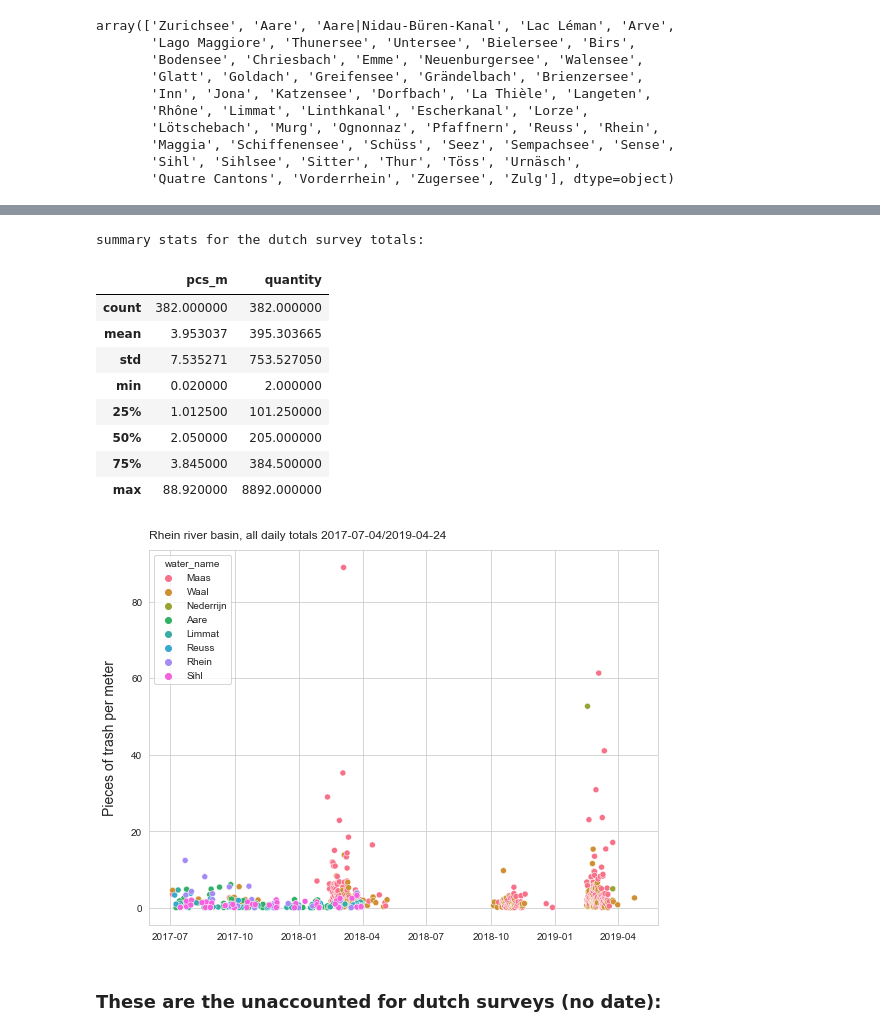
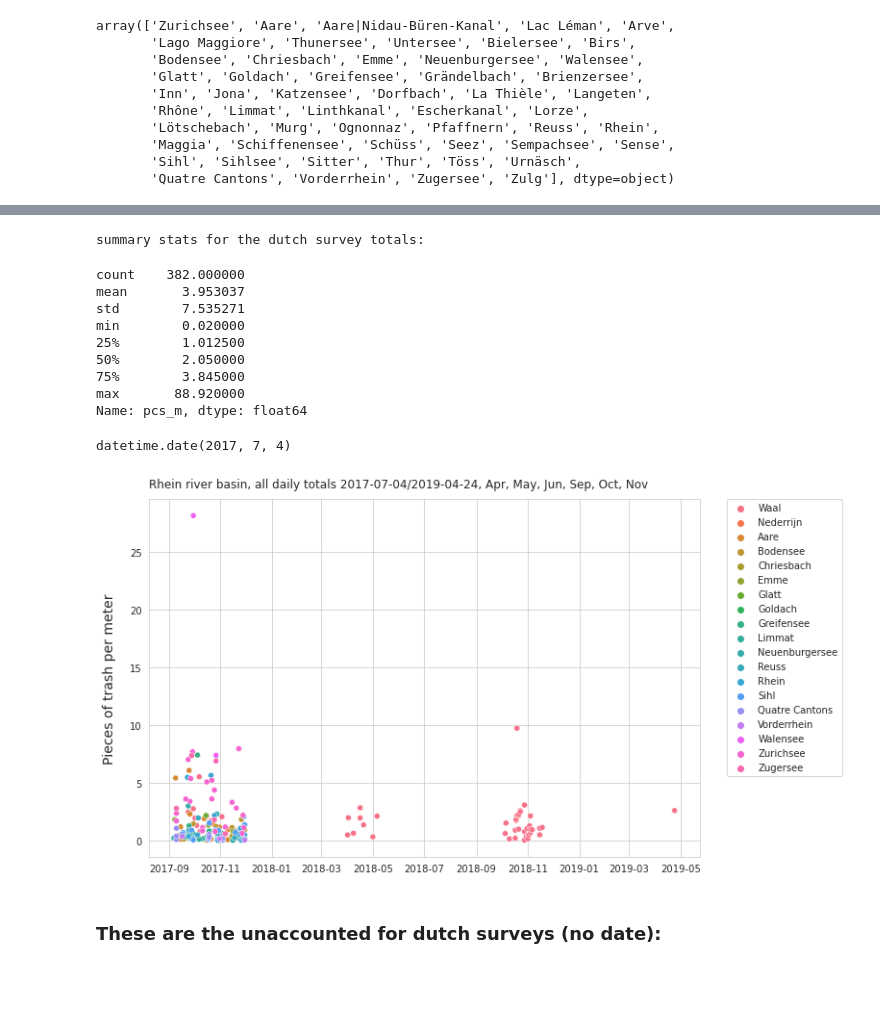
Before and after one commit to hammerdirt-analyst/rhinecode, a Jupyter notebook: harmonizesurveyresults.ipynb, the cells around one changed output, grey strips where cells are left out. Drawn from its saved outputs; the diff is of its cells as text; code cells hidden in the pictures; blank space fills up the shorter version.

```diff
--- a/harmonizesurveyresults.ipynb
+++ b/harmonizesurveyresults.ipynb
@@ -354,12 +368,14 @@ dutch_surveys.apply(lambda row: seperate_results(row, obj_counts), axis=1)
 
 # make new df
 a_results_df = pd.DataFrame(new_results)
+a_results_df['date'] = pd.to_datetime(a_results_df['date'], format='%Y-%m-%d')
+
 a_file_name = F"{project_directory}/dutch_surveys_h.csv"
 a_results_df.to_csv(a_file_name)
 
 print()
 print("This is the object results with a  name tag and a loc_date tag\n")
-a_results_df[a_results_df.name == 5][:10]
+a_results_df[a_results_df.name == 'Waal8'][:10]
 # %% [output]
 This is the object results with a  name tag and a loc_date tag
 |  | name | date | loc_date | river | object | quantity |
@@ -454,13 +480,15 @@ a_max_date = a_results_df['date'].max()
 print(a_min_date, a_max_date)
 
 # rivers in switzerland
-water_names = ['Aare', 'Sihl', 'Reuss', 'Rhein', 'Limmat', 'Seez']
+water_names = ['Aare', 'Sihl', 'Reuss', 'Rhein', 'Limmat', 'Seez','Zurichsee','Quatre Cantons', 'Vorderrhein', 'Zugersee','Glatt', 'Goldach', 'Greifensee','Bodensee', 'Chriesbach', 'Emme', 'Neuenburgersee', 'Walensee' ]
 
-swiss_surveys['date'] = pd.to_datetime(swiss_surveys['date']).dt.date
+swiss_surveys['date'] = pd.to_datetime(swiss_surveys['date'], format='%Y-%m-%d')
 swissDf = swiss_surveys[(swiss_surveys.date >= a_min_date)&(swiss_surveys.date <= a_max_date)].copy()
 
 swissDfx = swissDf[swissDf.water_name.isin(water_names)].copy()
 survey_total_ch = swissDfx.groupby(['loc_date', 'location', 'date', 'water_name'], as_index=False).agg({'pcs_m':'sum', 'quantity':'sum'})
+# a_results_df['date'] = pd.to_datetime(a_results_df['date'], format='%Y-%m-%d')
+survey_total_ch['month'] =survey_total_ch['date'].dt.month
 print("summary stats for the swiss survey totals:\n")
-survey_total_ch.describe()
+survey_total_ch.pcs_m.describe()
 # %% [output]
@@ -478,40 +506,52 @@ summary stats for the swiss survey totals:
 # %%
 a_results_dfx = a_results_df.groupby(['loc_date', 'location', 'date', 'water_name'], as_index=False).agg({'pcs_m':'sum', 'quantity':'sum'}).copy()
+a_results_dfx['month'] =a_results_dfx['date'].dt.month
 
 print("summary stats for the dutch survey totals:\n")
-a_results_dfx.describe()
+a_results_dfx.pcs_m.describe()
 # %% [output]
 summary stats for the dutch survey totals:
-|  | pcs_m | quantity |
-| count | 382.000000 | 382.000000 |
-| mean | 3.953037 | 395.303665 |
-| std | 7.535271 | 753.527050 |
-| min | 0.020000 | 2.000000 |
-| 25% | 1.012500 | 101.250000 |
-| 50% | 2.050000 | 205.000000 |
-| 75% | 3.845000 | 384.500000 |
-| max | 88.920000 | 8892.000000 |
+count    382.000000
+mean       3.953037
+std        7.535271
+min        0.020000
+25%        1.012500
+50%        2.050000
+75%        3.845000
+max       88.920000
+Name: pcs_m, dtype: float64
+# %%
+a_min_date.date()
+# %% [output]
+datetime.date(2017, 7, 4)
 # %%
 sns.set_style('whitegrid')
 
+a_results_dfx['country'] = 'nl'
+survey_total_ch['country'] = 'ch'
+
 daily_totals = pd.concat([a_results_dfx, survey_total_ch])
 
-fig, ax = plt.subplots(figsize=(8,6))
+data = daily_totals[daily_totals.month.isin([9,10,11,4,5,6])]
+data = data[data.water_name != 'Maas']
 
-sns.scatterplot(data=daily_totals, x='date', y='pcs_m', hue='water_name', palette='husl', ax=ax)
+fig, ax = plt.subplots(figsize=(11,6))
 
-ax.set_title(F"Rhein river basin, all daily totals {a_min_date}/{a_max_date}", **title_k)
+sns.scatterplot(data=data, x='date', y='pcs_m', hue='water_name', palette='husl', ax=ax)
+
+ax.set_title(F"Rhein river basin, all daily totals {a_min_date.date()}/{a_max_date.date()}, Apr, May, Jun, Sep, Oct, Nov", **title_k)
 ax.set_ylabel("Pieces of trash per meter", **ylab_k)
 ax.set_xlabel("")
+plt.legend(bbox_to_anchor=(1.05, 1), loc=2, borderaxespad=0.)
 
 plt.tight_layout()
 a_name = F"{project_directory}/initial_harmonized_results.jpg"
 plt.savefig(a_name, dpi=300)
 
 plt.show()
 plt.close()
 # %% [output]
-[figure, old version]
+[figure, new version]
 # %% [markdown]
 ### These are the unaccounted for dutch surveys (no date):
 # %%
```
Also changed, not shown: parts of 6 cells of this notebook, 5 other files.
